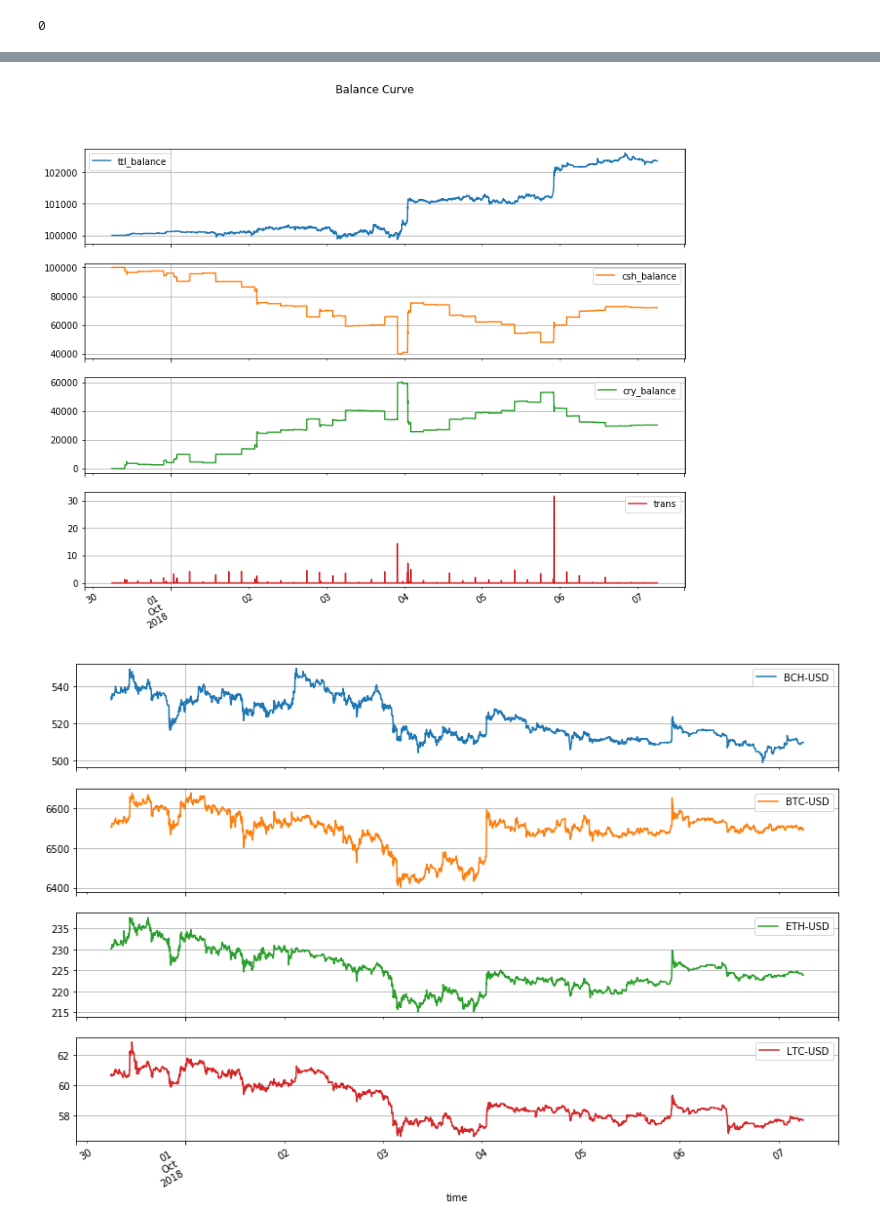
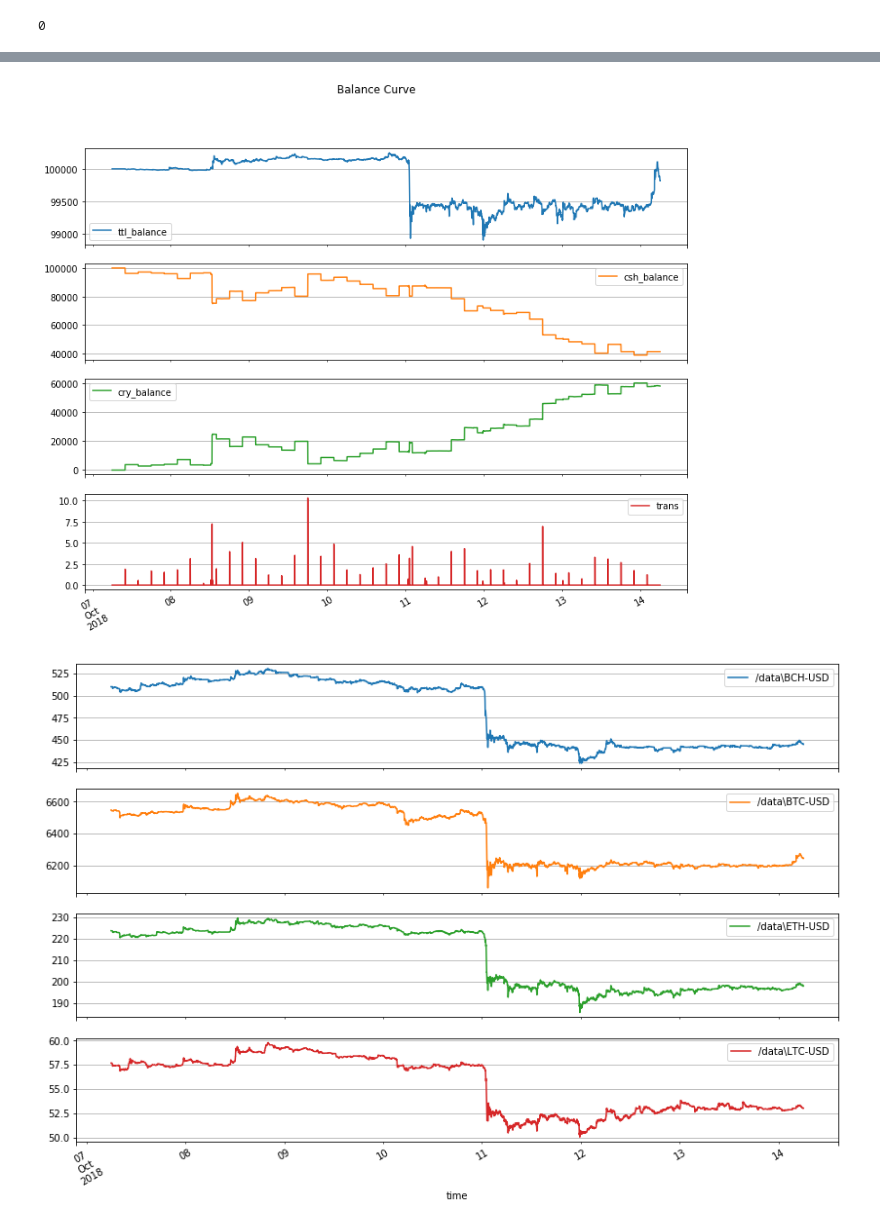
Before and after one commit to cchencool/crypto_currency_prediction, a Jupyter notebook: backTest.ipynb, the cells around one changed output, grey strips where cells are left out. Saved outputs shown, nothing was run; the diff lists cells and outputs as text; code cells hidden in the pictures.

```diff
--- a/backTest.ipynb
+++ b/backTest.ipynb
@@ -18,8 +18,8 @@ working_folder = "."
 
 # Write down your file paths for format 1 and format 2
 # Note: You can test your strategy on different periods. Try to make your strategy profitable stably.
-format1_dir = './data/data_format1_20180930_20181007.h5'#data_format1_201808.h5'#923_20180930.h5'#
-format2_dir = './data/data_format2_20180930_20181007.h5'#data_format2_201808.h5'#923_20180930.h5'#
+format1_dir = './data/data_format1_20181007_20181014.h5'#data_format1_201808.h5'#923_20180930.h5'#
+format2_dir = './data/data_format2_20181007_20181014.h5'#data_format2_201808.h5'#923_20180930.h5'#
 
 # The following code is for backtesting. DO NOT change it unless you want further exploration beyond the course project.
 # import your handle_bar function
@@ -205,4 +205,4 @@ def analyze(strategyDetail):
 strategyDetail_ = pd.read_csv(working_folder+"/backtest_details.csv", index_col=0, parse_dates=[0])
 analyze(strategyDetail_)
 # %% [output]
-[figure, old version]
+[figure, new version]
@@ -209,19 +211,20 @@ analyze(strategyDetail_)
 # %%
 import matplotlib.pyplot as plt
 f1_data = pd.HDFStore(format1_dir)
 f1_data.keys()
-keys = ['BCH-USD', 'BTC-USD', 'ETH-USD', 'LTC-USD']
+# keys = ['BCH-USD', 'BTC-USD', 'ETH-USD', 'LTC-USD']
+keys = ['/data\\BCH-USD', '/data\\BTC-USD', '/data\\ETH-USD', '/data\\LTC-USD']
 key = keys[1]
 
 series_avg = pd.DataFrame()
 for key in keys:
     series_avg[key] = (0.25 * (f1_data[key]['close'] + f1_data[key]['open']
                           + f1_data[key]['high'] + f1_data[key]['low']))
 
 series_avg.plot(figsize=(14,10), grid=True, subplots=True)
 plt.show()
 # %% [output]
-[figure, old version]
+[figure, new version]
 # %%
 (series_avg.resample('4H').max() - series_avg.resample('4H').first()).mean()
 # %% [output]
```
Also changed, not shown: parts of 6 cells of this notebook, 16 other files.
